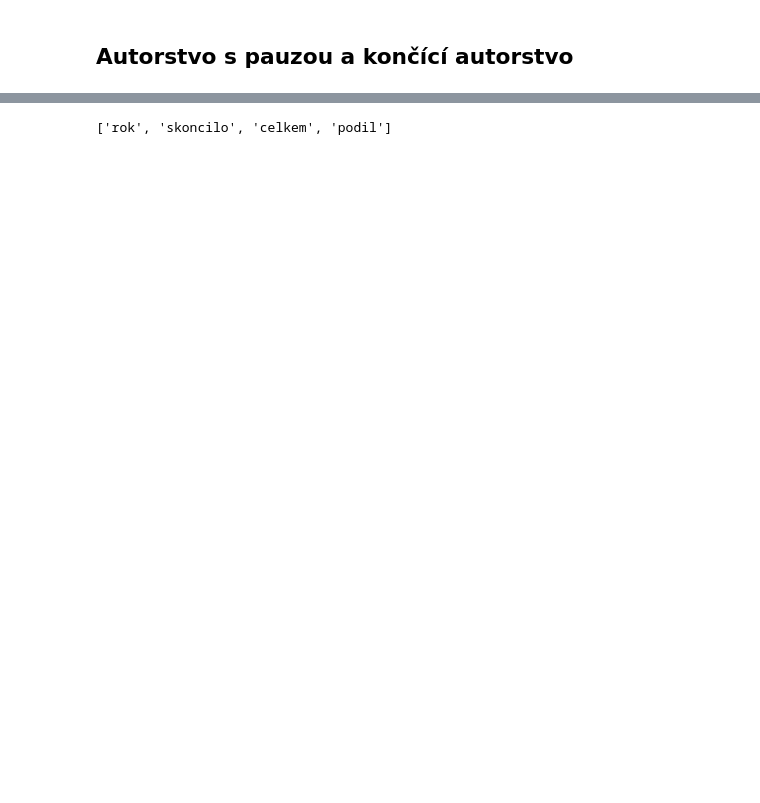
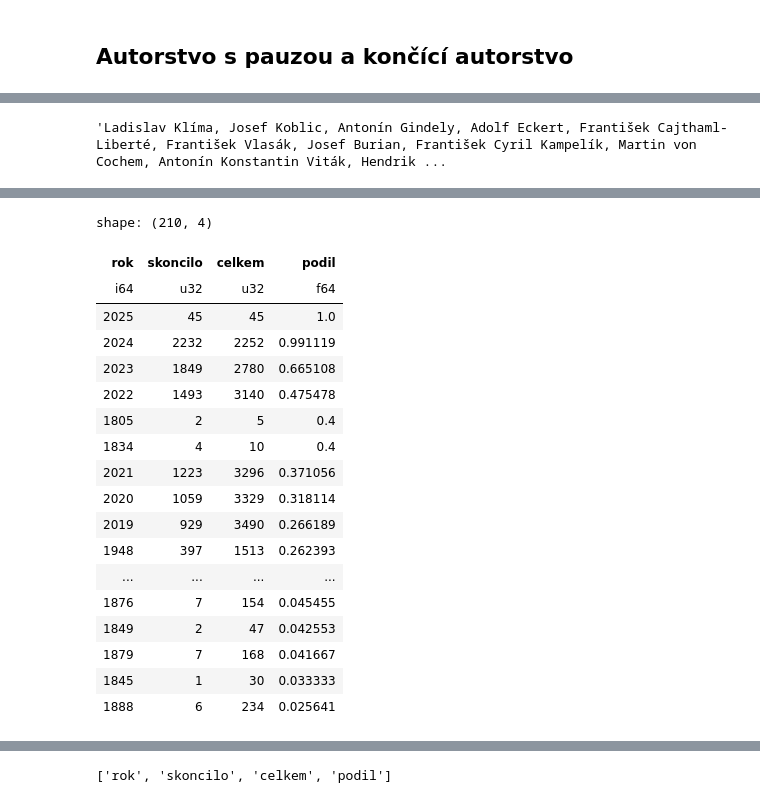
Before and after one commit to DataRozhlas/knizni-peoplemetr, a Jupyter notebook: 905b_odmlky_grafy.ipynb, the cells around one changed output, grey strips where cells are left out. Drawn from its saved outputs; the diff is of its cells as text; code cells hidden in the pictures; blank space fills up the shorter version.

```diff
--- a/905b_odmlky_grafy.ipynb
+++ b/905b_odmlky_grafy.ipynb
@@ -73,3 +143,7 @@ df_koncici = pl.read_parquet(os.path.join('data','podily_koncicich_lidi_cs.parqu
+# %%
+', '.join(df.filter(pl.col('100_7').is_in(odmlceni_05)).group_by(['jmeno','100_7']).len().sort(by='len',descending=True).select(pl.col('jmeno')).to_series().to_list()[0:30])
+# %% [output]
+'Ladislav Klíma, Josef Koblic, Antonín Gindely, Adolf Eckert, František Cajthaml-Liberté, František Vlasák, Josef Burian, František Cyril Kampelík, Martin von Cochem, Antonín Konstantin Viták, Hendrik ...
 # %%
 graf_pauzy = alt.Chart(
     alt_friendly(df_100), width=300,
@@ -130,6 +204,28 @@ graf_pauzy_graf_komb = graf_pauzy + rule1 + text1 + rule2 + text2
 graf_pauzy_graf_komb
 # %% [output]
 [interactive output not drawn]
+# %%
+df_koncici.sort(by="podil",descending=True)
+# %% [output]
+shape: (210, 4)
+| rok | skoncilo | celkem | podil |
+| i64 | u32 | u32 | f64 |
+| 2025 | 45 | 45 | 1.0 |
+| 2024 | 2232 | 2252 | 0.991119 |
+| 2023 | 1849 | 2780 | 0.665108 |
+| 2022 | 1493 | 3140 | 0.475478 |
+| 1805 | 2 | 5 | 0.4 |
+| 1834 | 4 | 10 | 0.4 |
+| 2021 | 1223 | 3296 | 0.371056 |
+| 2020 | 1059 | 3329 | 0.318114 |
+| 2019 | 929 | 3490 | 0.266189 |
+| 1948 | 397 | 1513 | 0.262393 |
+| ... | ... | ... | ... |
+| 1876 | 7 | 154 | 0.045455 |
+| 1849 | 2 | 47 | 0.042553 |
+| 1879 | 7 | 168 | 0.041667 |
+| 1845 | 1 | 30 | 0.033333 |
+| 1888 | 6 | 234 | 0.025641 |
 # %%
 graf_konce = alt.Chart(
     alt_friendly(df_koncici.filter(pl.col("rok").is_between(1900,2000))
```
Also changed, not shown: parts of 11 cells of this notebook, 27 other files.
